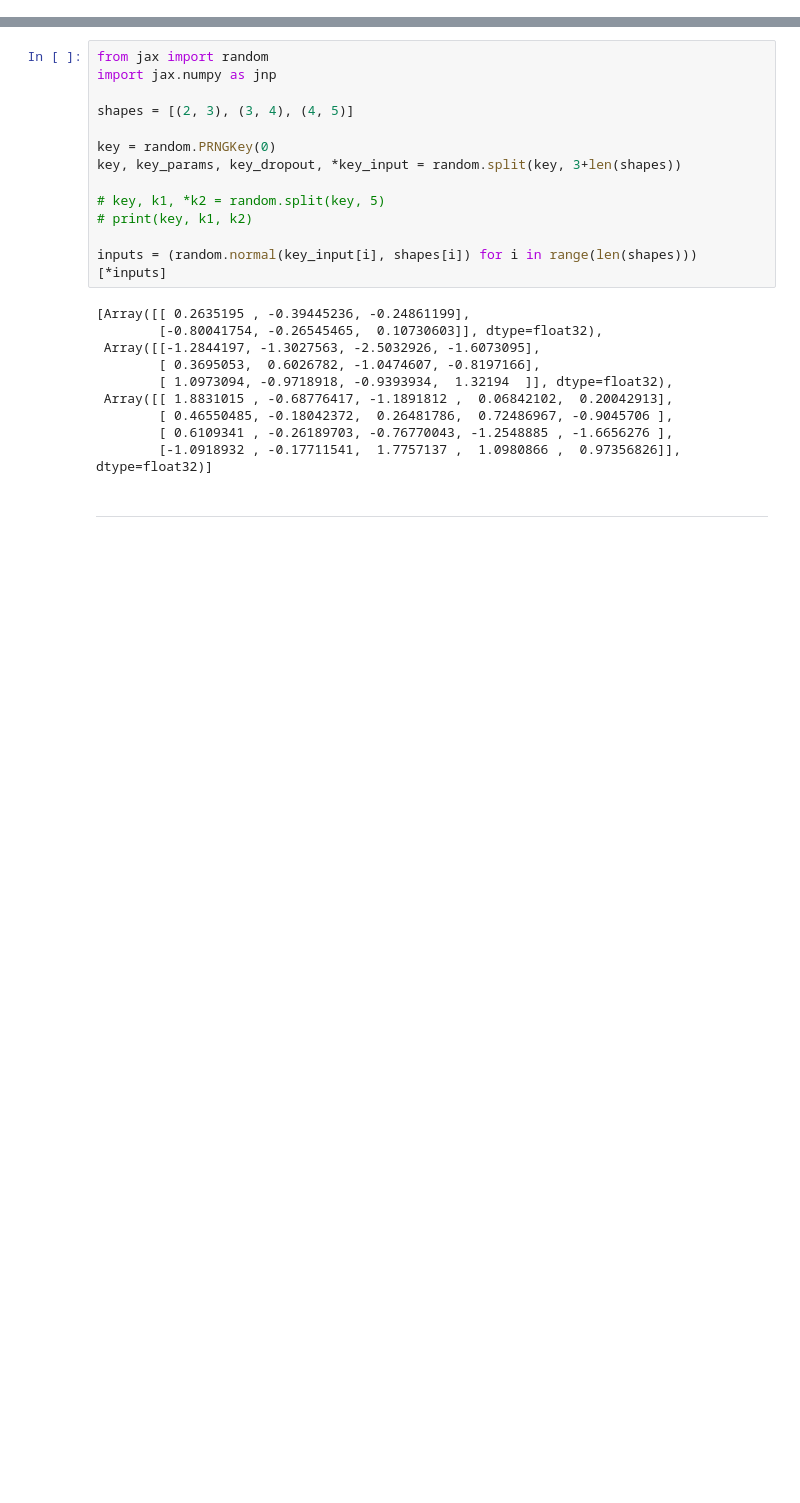
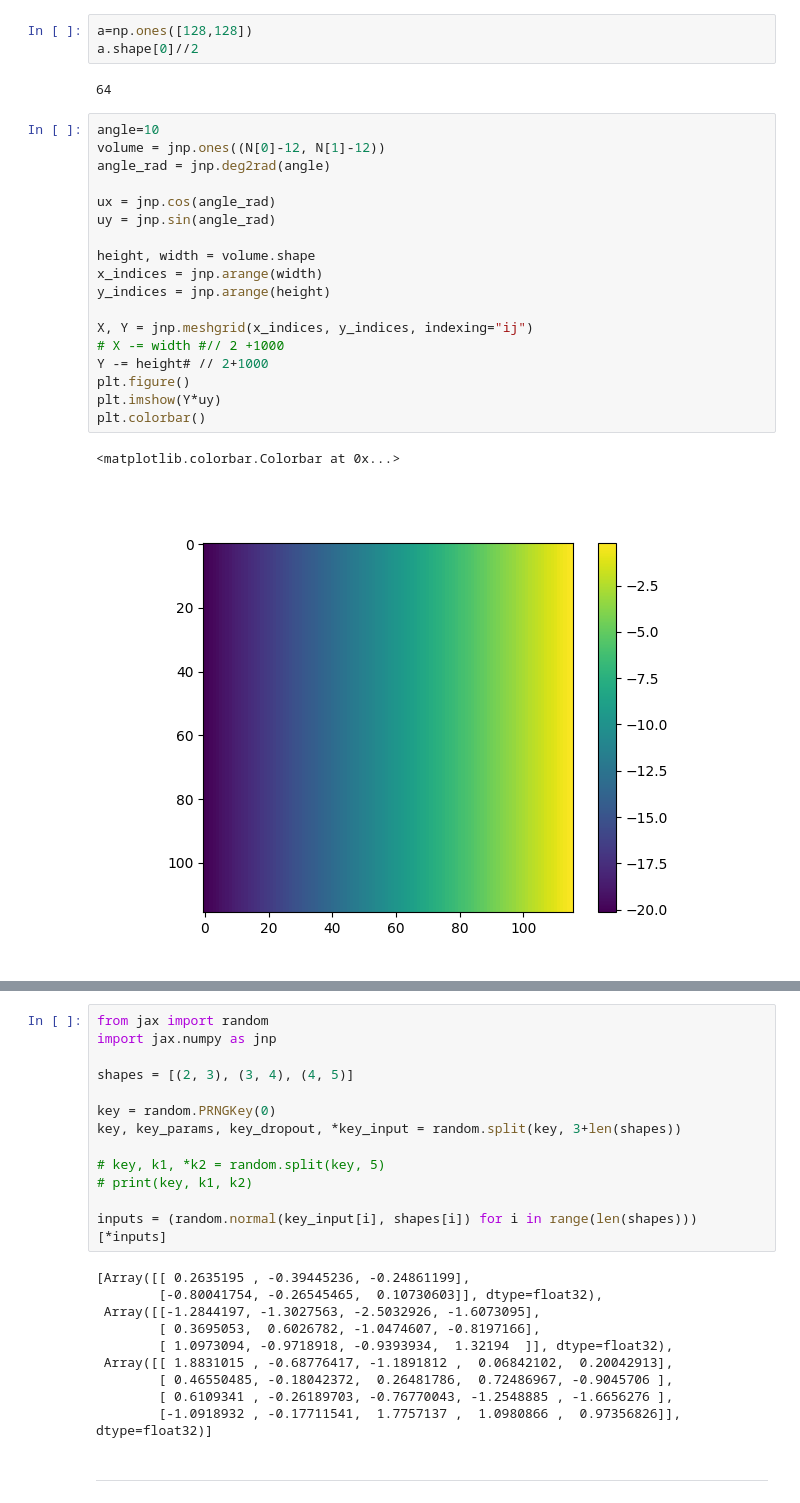
Before and after one commit to grindstm/pat, a Jupyter notebook: scrum.ipynb, the cells around one changed output, grey strips where cells are left out. Cells and saved outputs as stored; diff of their text form; blank space fills up the shorter version.

```diff
--- a/scrum.ipynb
+++ b/scrum.ipynb
@@ -0,0 +8,26 @@
+# %%
+a=np.ones([128,128])
+a.shape[0]//2
+# %% [output]
+64
+# %%
+angle=10
+volume = jnp.ones((N[0]-12, N[1]-12))
+angle_rad = jnp.deg2rad(angle)
+
+ux = jnp.cos(angle_rad)
+uy = jnp.sin(angle_rad)
+
+height, width = volume.shape
+x_indices = jnp.arange(width)
+y_indices = jnp.arange(height)
+
+X, Y = jnp.meshgrid(x_indices, y_indices, indexing="ij")
+# X -= width #// 2 +1000
+Y -= height# // 2+1000
+plt.figure()
+plt.imshow(Y*uy)
+plt.colorbar()
+# %% [output]
+<matplotlib.colorbar.Colorbar at 0x...>
+[figure, added]
```
Also changed, not shown: parts of 5 cells of this notebook, 19 other files.
